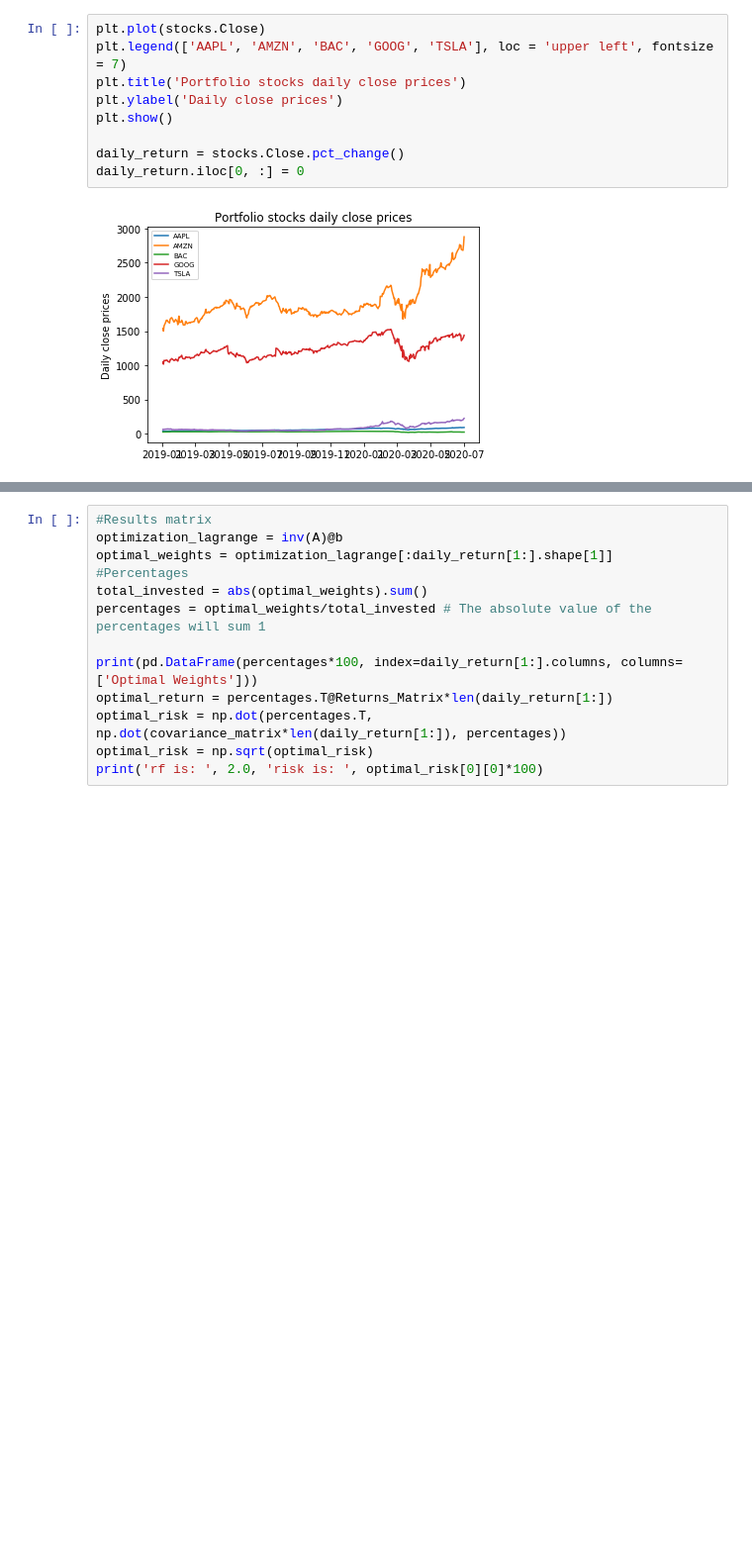
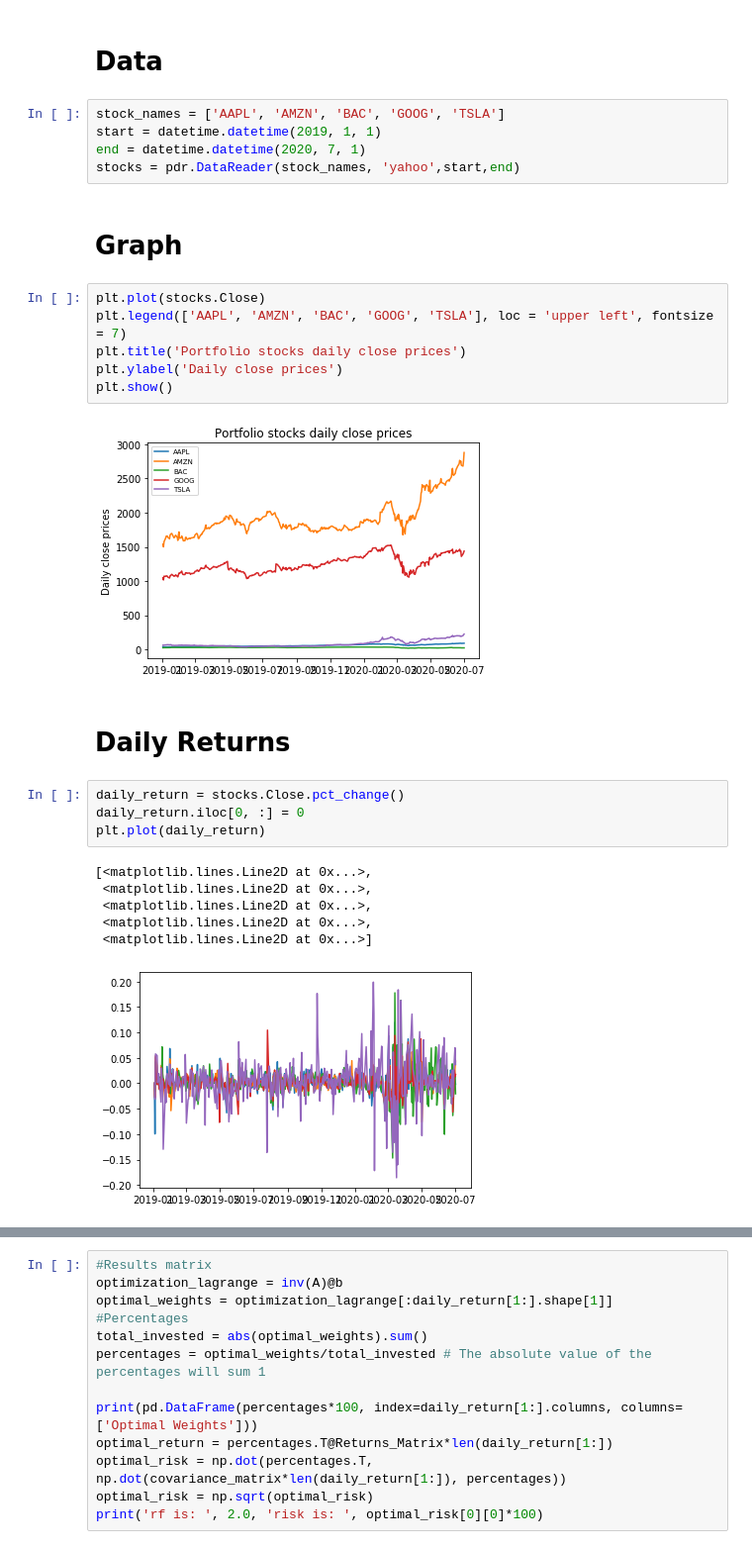
Before and after one commit to will-coder-arch/Portfolio-Optimization, a Jupyter notebook: Portfolio Optimization.ipynb, the cells around one changed output, grey strips where cells are left out. Shown: that part at 99% size. Saved outputs shown, nothing was run; the diff lists cells and outputs as text; blank space fills up the shorter version.

```diff
--- a/Portfolio Optimization.ipynb
+++ b/Portfolio Optimization.ipynb
@@ -28,11 +12,30 @@ stocks = pdr.DataReader(stock_names, 'yahoo',start,end)
+# %% [markdown]
+# Data
+# %%
+stock_names = ['AAPL', 'AMZN', 'BAC', 'GOOG', 'TSLA']
+start = datetime.datetime(2019, 1, 1)
+end = datetime.datetime(2020, 7, 1)
+stocks = pdr.DataReader(stock_names, 'yahoo',start,end)
+# %% [markdown]
+# Graph
 # %%
 plt.plot(stocks.Close)
 plt.legend(['AAPL', 'AMZN', 'BAC', 'GOOG', 'TSLA'], loc = 'upper left', fontsize = 7)
 plt.title('Portfolio stocks daily close prices')
 plt.ylabel('Daily close prices')
 plt.show()
-
-daily_return = stocks.Close.pct_change()
-daily_return.iloc[0, :] = 0
 # %% [output]
 [figure]
+# %% [markdown]
+# Daily Returns
+# %%
+daily_return = stocks.Close.pct_change()
+daily_return.iloc[0, :] = 0
+plt.plot(daily_return)
+# %% [output]
+[<matplotlib.lines.Line2D at 0x...>,
+ <matplotlib.lines.Line2D at 0x...>,
+ <matplotlib.lines.Line2D at 0x...>,
+ <matplotlib.lines.Line2D at 0x...>,
+ <matplotlib.lines.Line2D at 0x...>]
+[figure, added]
```
Also changed, not shown: parts of 34 cells of this notebook.
